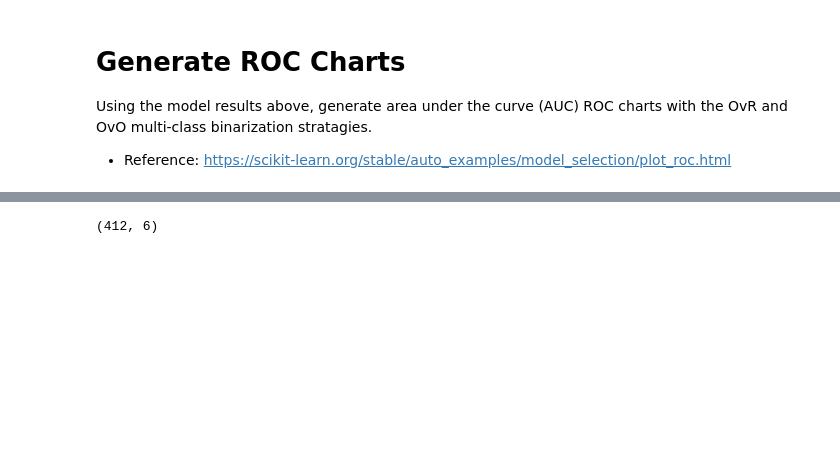
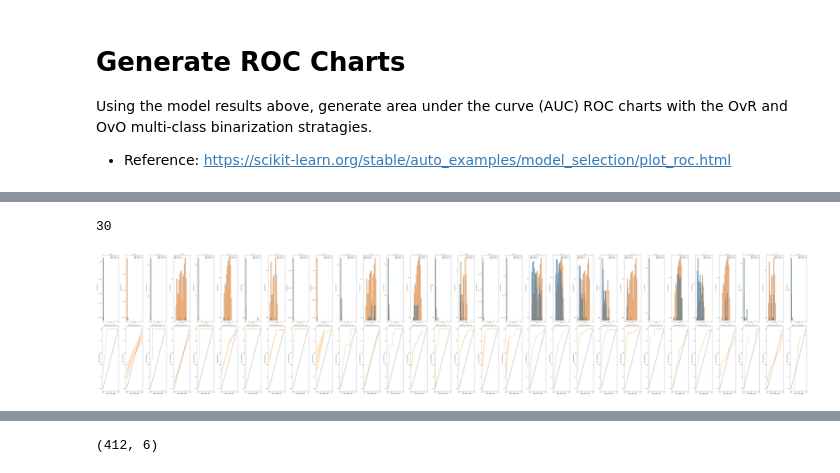
Before and after one commit to Nicholas-Simpson/Project-4, a Jupyter notebook: gradient_boost/notebooks/grad_boost_classifier_roc_plots.ipynb, the cells around one changed output, grey strips where cells are left out. Drawn from its saved outputs; the diff is of its cells as text; code cells hidden in the pictures; blank space fills up the shorter version.

```diff
--- a/gradient_boost/notebooks/grad_boost_classifier_roc_plots.ipynb
+++ b/gradient_boost/notebooks/grad_boost_classifier_roc_plots.ipynb
@@ -307,0 +330,11 @@ TypeError: calculate_tpr_fpr() missing 1 required positional argument: 'y_pred'
+# %%
+# Create all of the comparisons for OvO analysis
+# Note: in the [m,n] pair, m= correct answer and n= incorrect answer. So the pair [m,n] is not the same as [n,m] for the OvO comparison
+
+classes_combo = []
+class_list = list(classes)
+for i in range(len(class_list)):
+    for j in range(i+1, len(class_list)):
+        classes_combo.append([class_list[i], class_list[j]])
+        classes_combo.append([class_list[j], class_list[i]])
+classes_combo
@@ -307,0 +359,57 @@ TypeError: calculate_tpr_fpr() missing 1 required positional argument: 'y_pred'
+# %%
+len(classes_combo)
+# %% [output]
+30
+# %%
+# Plots the Probability Distributions and the ROC Curves One vs ONe
+plt.figure(figsize = (100, 20))
+bins = [i/20 for i in range(20)] + [1]
+roc_auc_ovo = {}
+
+for i in range(len(classes_combo)):
+    # Gets the class
+    comb = classes_combo[i]
+    c1 = comb[0]
+    c2 = comb[1]
+    c1_index = class_list.index(c1)
+    title = f"{c1} v. {c2}"
+
+    # Prepares an auxiliar dataframe to help with the plots
+    df_aux = X_val.copy()
+    df_aux['class'] = y_val
+    df_aux['prob'] = y_score[:, c1_index]
+
+    # Slices only the subset with both classes
+    df_aux = df_aux[(df_aux['class'] == c1) | (df_aux['class'] == c2)]
+    df_aux['class'] = [1 if y == c1 else 0 for y in df_aux['class']]
+    df_aux = df_aux.reset_index(drop = True)
+
+    # Plots the probability distribution for the class and the rest
+    ax = plt.subplot(2, len(classes_combo), i+1)
+    sns.histplot(x = "prob", data = df_aux, hue = 'class', color = 'darkorange', ax = ax, bins = bins)
+    ax.set_title(title)
+    ax.set_yscale("log") ##
+    ax.legend([f"Class 1: {c1}", f"Class 0: {c2}"])
+    ax.set_xlabel(f"P(x = {c1})")
+    ax.set_ylabel("Log of Count") ##
+
+
+    # Calculates the ROC Coordinates and plots the ROC Curves
+    ax_bottom = plt.subplot(2, len(classes_combo) , i+len(classes_combo)+1)
+    tpr, fpr = get_all_roc_coordinates(df_aux['class'], df_aux['prob'])
+    plot_roc_curve(tpr, fpr, scatter = False, ax = ax_bottom)
+    ax_bottom.set_title(f"ROC Curve OvO {c1} v. {c2}")
+
+    # Calculates the ROC AUC OvO
+    roc_auc_ovo[title] = roc_auc_score(df_aux['class'], df_aux['prob'])
+    plt.plot([[0, 0],[1, 1]], color = 'black', linestyle = (0, (3, 1, 1, 1, 1, 1)), label ="Chance level (AUC: 0.5)") # draws line from (0,0) to (1,1) to show AUC score 0.5 (i.e. pure chance)
+    # ax_bottom.legend([f"AUC Score: {roc_auc_ovo[c]:.4f}"],loc = 'lower right')
+
+plt.tight_layout()
+
+# Save and show the figure
+output_filename = f"{gb_roc_output_path}/ROC-OvO n-est:{best_gb.n_estimators} lr:{best_gb.learning_rate} depth:{best_gb.max_depth} kappa={kappa:.4f}.png"
+plt.savefig(output_filename)
+plt.show()
+# %% [output]
+[figure, added]
```
Also changed, not shown: parts of 15 cells of this notebook, 2 other files.
